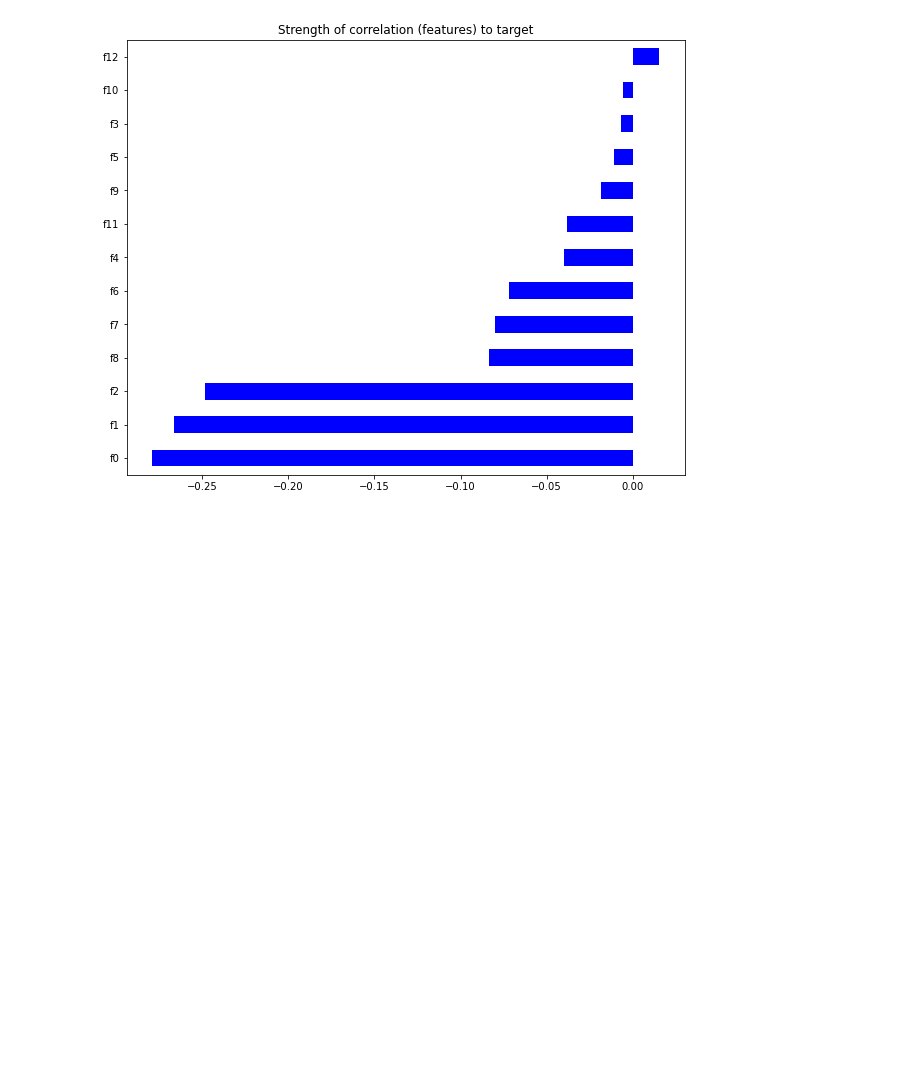
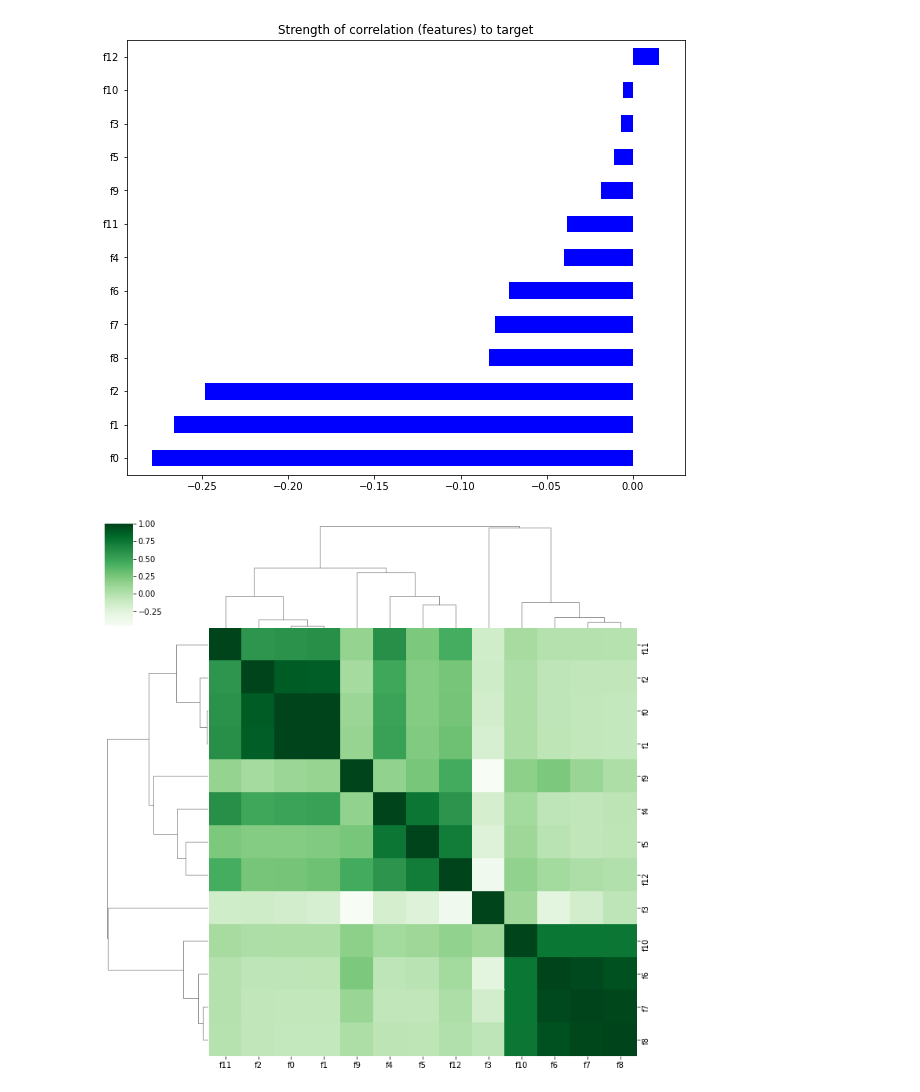
Before and after one commit to jbogocz/timeseries_sklearn, a Jupyter notebook: sp500_models.ipynb, the cells around one changed output. Cells and saved outputs as stored; diff of their text form; code cells hidden in the pictures; blank space fills up the shorter version.

Commit message:
Check correlation between features themselves

```diff
--- a/sp500_models.ipynb
+++ b/sp500_models.ipynb
@@ -519,3 +519,15 @@ corr.sort_values().plot.barh(color='blue',
 # %% [output]
 &lt;AxesSubplot:title={&#39;center&#39;:&#39;Strength of correlation (features) to target&#39;}&gt;
 [figure]
+# %%
+# Check correlation between features themselves
+from scipy.cluster import hierarchy
+from scipy.spatial import distance
+corr_matrix = features.corr()
+correlations_array = np.asarray(corr_matrix)
+linkage = hierarchy.linkage(distance.pdist(correlations_array), method='average')
+g = sns.clustermap(corr_matrix, row_linkage=linkage, col_linkage=linkage,
+                   row_cluster=True, col_cluster=True,
+                   figsize=(10,10), cmap='Greens')
+# %% [output]
+[figure, added]
```
